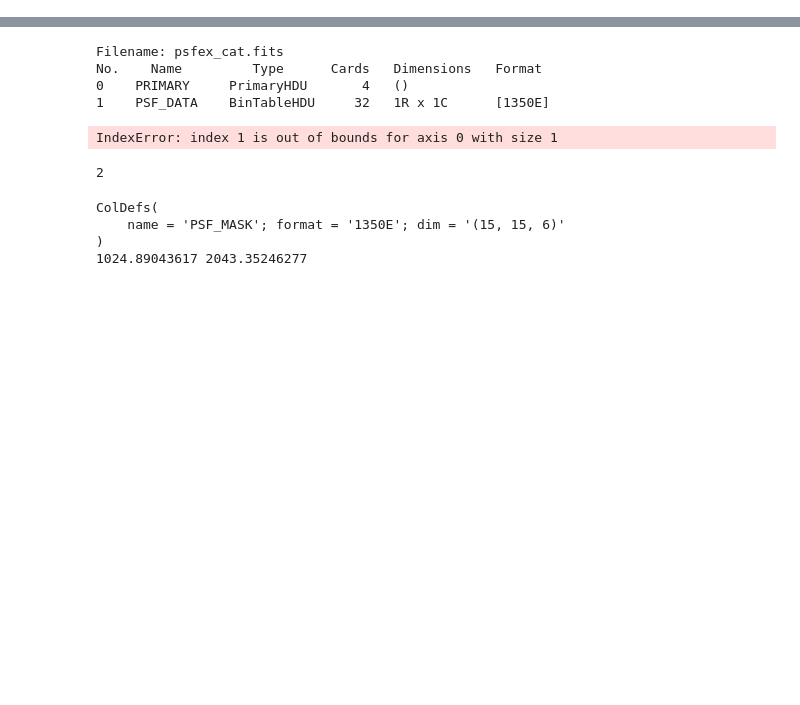
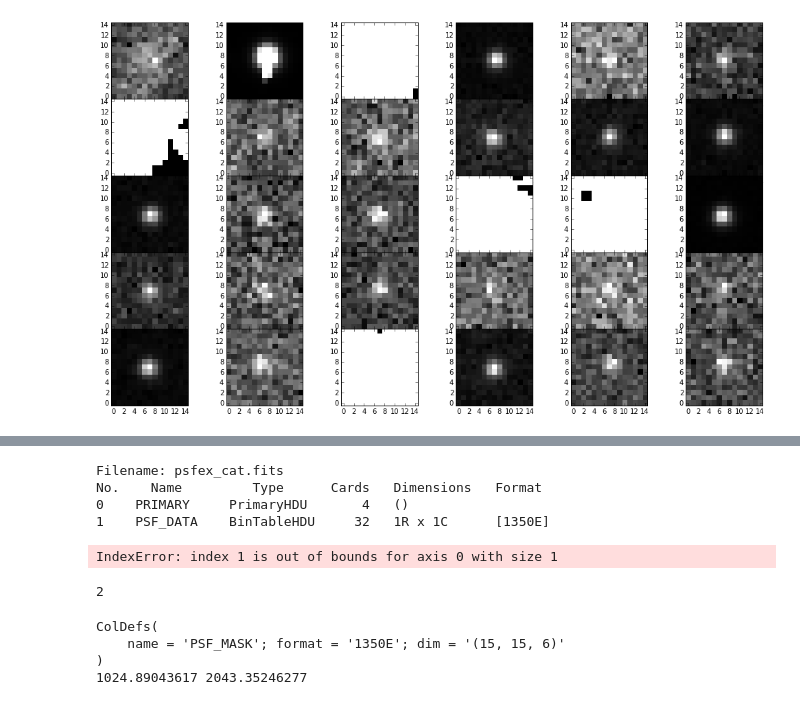
Before and after one commit to gaztanaga/legacypipe, a Jupyter notebook: py/legacypipe/plot_se_pfex_tractor.ipynb, the cells around one changed output, grey strips where cells are left out. Cells and saved outputs as stored; diff of their text form; code cells hidden in the pictures; blank space fills up the shorter version.

```diff
--- a/py/legacypipe/plot_se_pfex_tractor.ipynb
+++ b/py/legacypipe/plot_se_pfex_tractor.ipynb
@@ -66,0 +34,17 @@ cx,cy=  2048.0 1024.0 wh=  200
+# %%
+a=fits.open('../../../se_psfex/se_cat3.fits')
+a2=a[2].data
+cols= a[2].columns
+ind=np.logical_and(a2['XWIN_IMAGE'] > 200,a2['XWIN_IMAGE'] < 400)
+
+from pylab import rcParams
+rcParams['figure.figsize'] = 18, 10
+plt.subplots_adjust(hspace=0, wspace=0)
+# plt.figure.set_size_inches(18.5, 10.5)
+rows,cols=5,6
+ima = dict(interpolation='nearest', origin='lower')
+for i in range(rows*cols):
+    plt.subplot(rows, cols, i+1)
+    plt.imshow(a2['VIGNET'][ind,...][i,...], cmap=plt.get_cmap('gray'),**ima)
+# %% [output]
+[figure, added]
```
Also changed, not shown: parts of 14 cells of this notebook.
